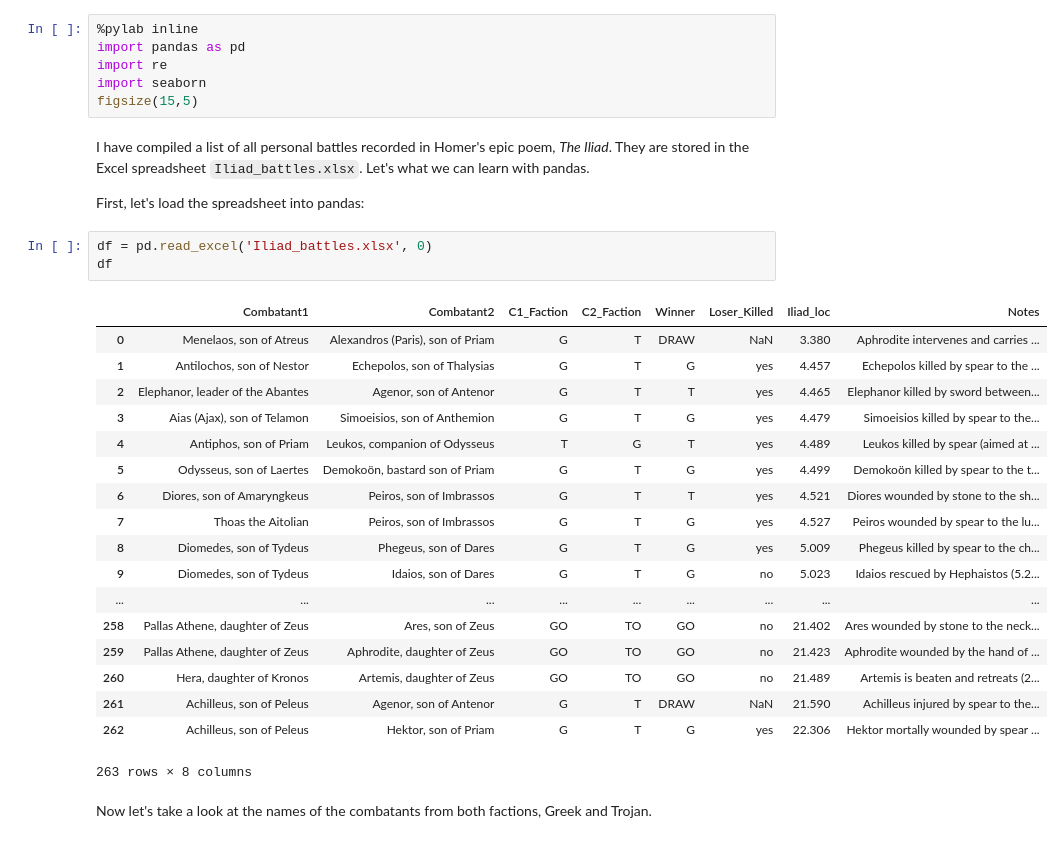
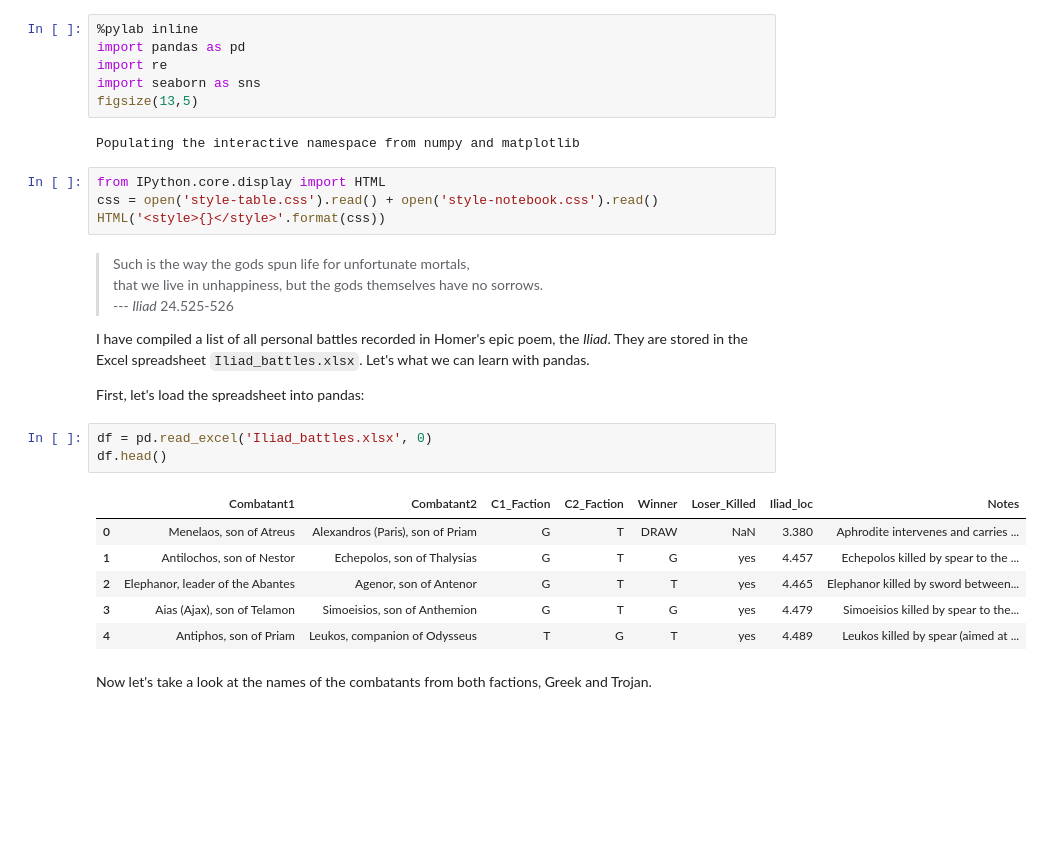
Before and after one commit to djevans071/Iliad-battles, a Jupyter notebook: Iliad_battles.ipynb, the cells around one changed output. Drawn from its saved outputs; the diff is of its cells as text; blank space fills up the shorter version.

```diff
--- a/Iliad_battles.ipynb
+++ b/Iliad_battles.ipynb
@@ -2,34 +2,32 @@
 %pylab inline
 import pandas as pd
 import re
-import seaborn
-figsize(15,5)
+import seaborn as sns
+figsize(13,5)
+# %% [output]
+Populating the interactive namespace from numpy and matplotlib
+# %%
+from IPython.core.display import HTML
+css = open('style-table.css').read() + open('style-notebook.css').read()
+HTML('<style>{}</style>'.format(css))
 # %% [markdown]
-I have compiled a list of all personal battles recorded in Homer's epic poem, *The Iliad*. They are stored in the Excel spreadsheet `Iliad_battles.xlsx`. Let's what we can learn with pandas.
+>Such is the way the gods spun life for unfortunate mortals,
+>that we live in unhappiness, but the gods themselves have no sorrows.
+>  ---  *Iliad* 24.525-526
+
+I have compiled a list of all personal battles recorded in Homer's epic poem, the *Iliad*. They are stored in the Excel spreadsheet `Iliad_battles.xlsx`. Let's what we can learn with pandas.
 
 First, let's load the spreadsheet into pandas:
 # %%
 df = pd.read_excel('Iliad_battles.xlsx', 0)
-df
+df.head()
 # %% [output]
 |  | Combatant1 | Combatant2 | C1_Faction | C2_Faction | Winner | Loser_Killed | Iliad_loc | Notes |
 | 0 | Menelaos, son of Atreus | Alexandros (Paris), son of Priam | G | T | DRAW | NaN | 3.380 | Aphrodite intervenes and carries ... |
 | 1 | Antilochos, son of Nestor | Echepolos, son of Thalysias | G | T | G | yes | 4.457 | Echepolos killed by spear to the ... |
 | 2 | Elephanor, leader of the Abantes | Agenor, son of Antenor | G | T | T | yes | 4.465 | Elephanor killed by sword between... |
 | 3 | Aias (Ajax), son of Telamon | Simoeisios, son of Anthemion | G | T | G | yes | 4.479 | Simoeisios killed by spear to the... |
 | 4 | Antiphos, son of Priam | Leukos, companion of Odysseus | T | G | T | yes | 4.489 | Leukos killed by spear (aimed at ... |
-| 5 | Odysseus, son of Laertes | Demokoön, bastard son of Priam | G | T | G | yes | 4.499 | Demokoön killed by spear to the t... |
-| 6 | Diores, son of Amaryngkeus | Peiros, son of Imbrassos | G | T | T | yes | 4.521 | Diores wounded by stone to the sh... |
-| 7 | Thoas the Aitolian | Peiros, son of Imbrassos | G | T | G | yes | 4.527 | Peiros wounded by spear to the lu... |
-| 8 | Diomedes, son of Tydeus | Phegeus, son of Dares | G | T | G | yes | 5.009 | Phegeus killed by spear to the ch... |
-| 9 | Diomedes, son of Tydeus | Idaios, son of Dares | G | T | G | no | 5.023 | Idaios rescued by Hephaistos (5.2... |
-| ... | ... | ... | ... | ... | ... | ... | ... | ... |
-| 258 | Pallas Athene, daughter of Zeus | Ares, son of Zeus | GO | TO | GO | no | 21.402 | Ares wounded by stone to the neck... |
-| 259 | Pallas Athene, daughter of Zeus | Aphrodite, daughter of Zeus | GO | TO | GO | no | 21.423 | Aphrodite wounded by the hand of ... |
-| 260 | Hera, daughter of Kronos | Artemis, daughter of Zeus | GO | TO | GO | no | 21.489 | Artemis is beaten and retreats (2... |
-| 261 | Achilleus, son of Peleus | Agenor, son of Antenor | G | T | DRAW | NaN | 21.590 | Achilleus injured by spear to the... |
-| 262 | Achilleus, son of Peleus | Hektor, son of Priam | G | T | G | yes | 22.306 | Hektor mortally wounded by spear ... |
-263 rows × 8 columns
 # %% [markdown]
 Now let's take a look at the names of the combatants from both factions, Greek and Trojan.
 # %%
```
Also changed, not shown: parts of 10 cells of this notebook, 2 other files.
